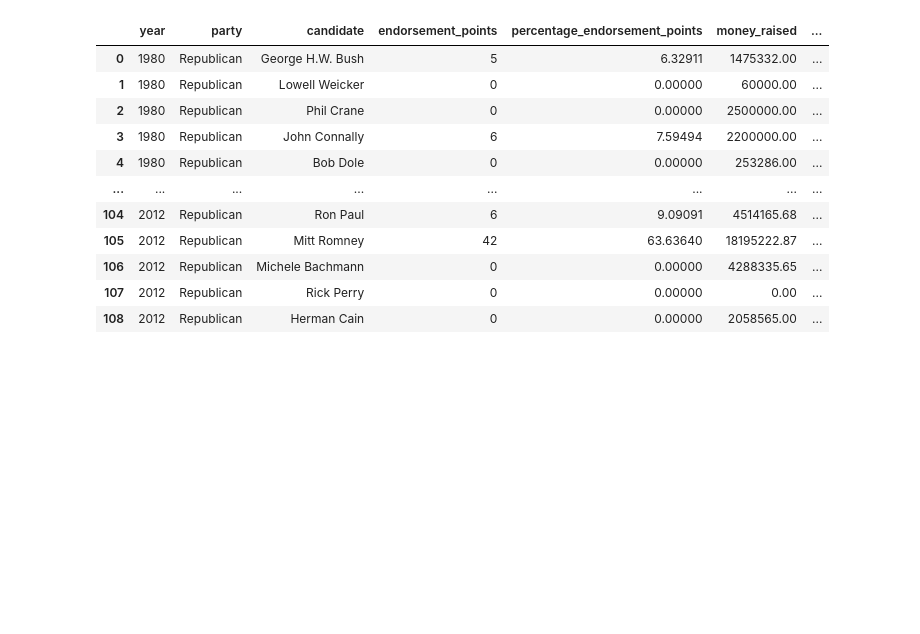
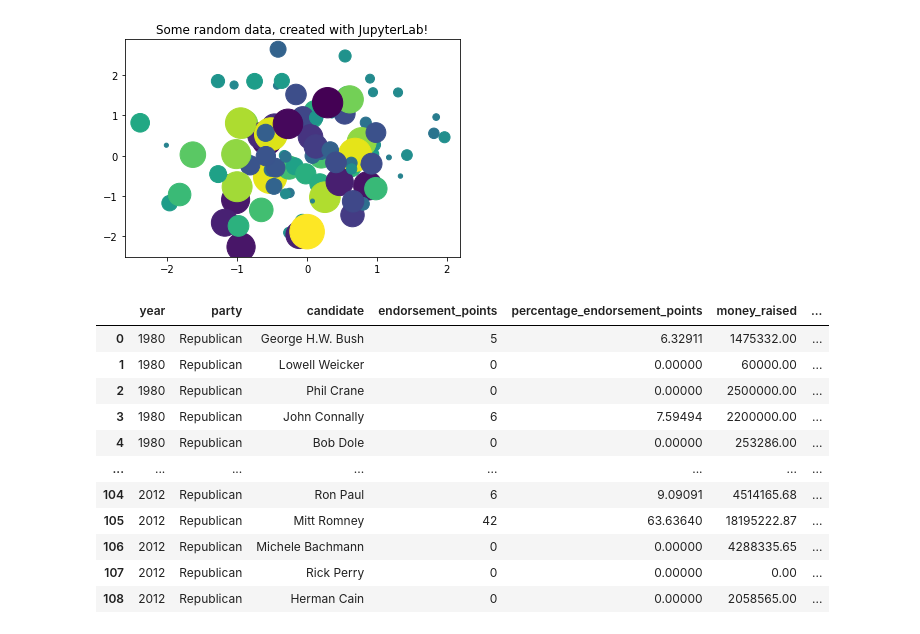
Before and after one commit to 1gnacio/orgadatos-kaggle-tp1, a Jupyter notebook: notebook707f668b56.ipynb, the cells around one changed output. Cells and saved outputs as stored; diff of their text form; code cells hidden in the pictures; blank space fills up the shorter version.

```diff
--- a/notebook707f668b56.ipynb
+++ b/notebook707f668b56.ipynb
@@ -1,3 +95,17 @@
+# %%
+from matplotlib import pyplot as plt
+import numpy as np
+
+# Generate 100 random data points along 3 dimensions
+x, y, scale = np.random.randn(3, 100)
+fig, ax = plt.subplots()
+
+# Map each onto a scatterplot we'll create with Matplotlib
+ax.scatter(x=x, y=y, c=scale, s=np.abs(scale)*500)
+ax.set(title="Some random data, created with JupyterLab!")
+plt.show()
+# %% [output]
+[figure, added]
 # %%
 # This Python 3 environment comes with many helpful analytics libraries installed
 # It is defined by the kaggle/python Docker image: https://github.com/kaggle/docker-python
```
Also changed, not shown: parts of 6 cells of this notebook.
